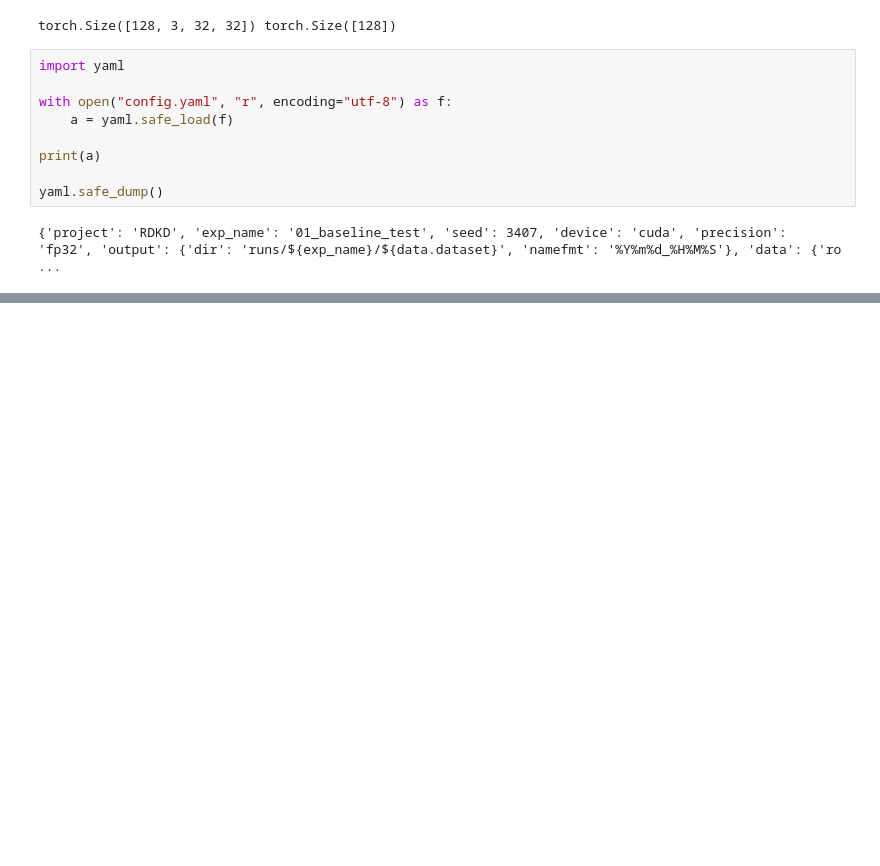
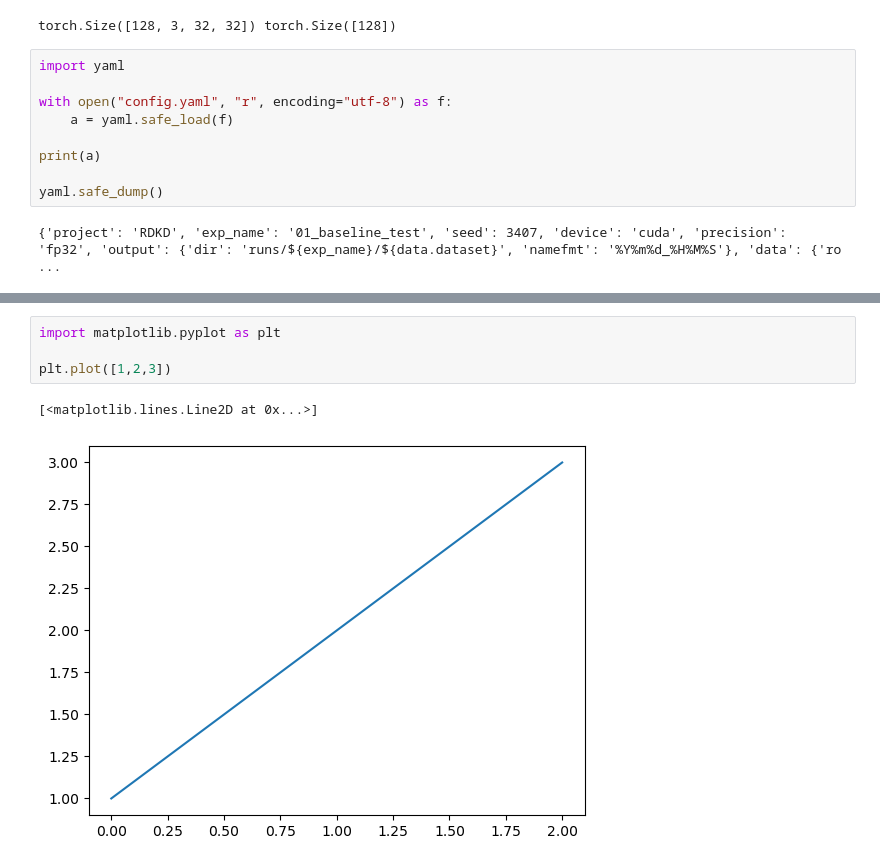
Before and after one commit to HiverXD/RDKD, a Jupyter notebook: test_notebook.ipynb, the cells around one changed output, grey strips where cells are left out. Drawn from its saved outputs; the diff is of its cells as text; blank space fills up the shorter version.

```diff
--- a/test_notebook.ipynb
+++ b/test_notebook.ipynb
@@ -29,0 +99,7 @@ yaml.safe_dump()
+# %%
+import matplotlib.pyplot as plt
+
+plt.plot([1,2,3])
+# %% [output]
+[<matplotlib.lines.Line2D at 0x...>]
+[figure, added]
```
Also changed, not shown: parts of 8 cells of this notebook, 16 other files.
